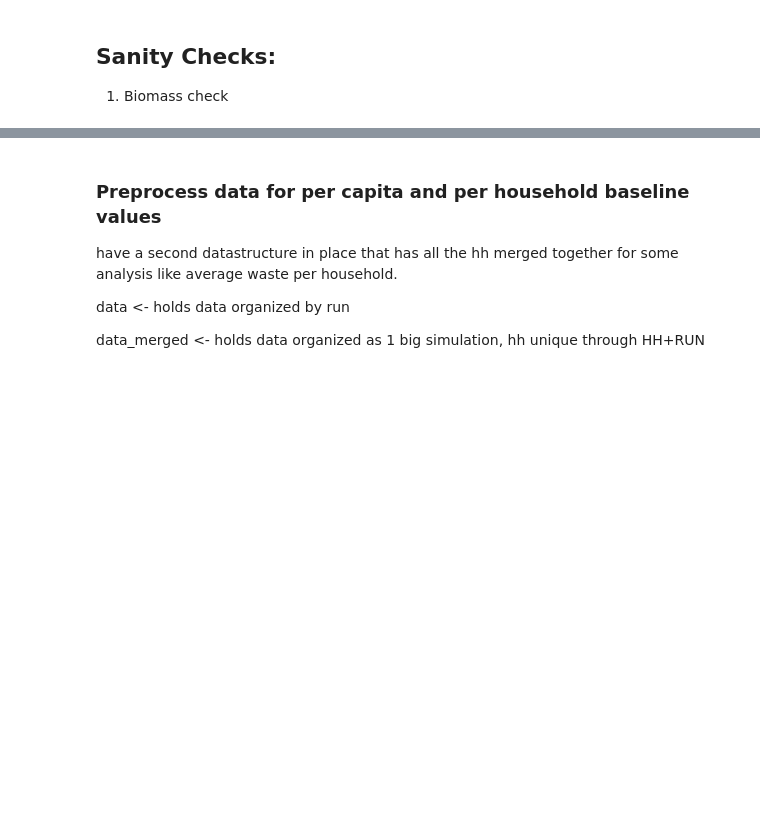
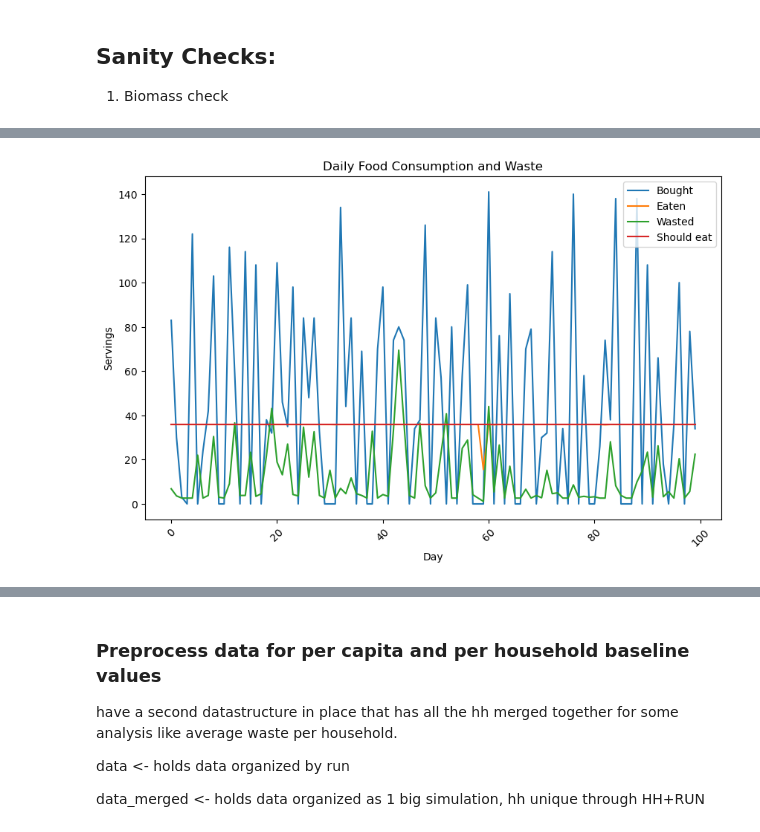
Before and after one commit to xHelenx/ifwaste, a Jupyter notebook: analysis/data_analysis.ipynb, the cells around one changed output, grey strips where cells are left out. Drawn from its saved outputs; the diff is of its cells as text; code cells hidden in the pictures; blank space fills up the shorter version.

```diff
--- a/analysis/data_analysis.ipynb
+++ b/analysis/data_analysis.ipynb
@@ -157,0 +187,4 @@ EXPERIMENT_KEYS = data.keys()
+# %%
+
+DAYS = int(data["log_sim_config"]["total_days"].max().compute())
+DAYS
@@ -160,0 +201,16 @@ EXPERIMENT_KEYS = data.keys()
+# %%
+wasted_df = data["log_wasted"][(data["log_wasted"]["id"] == CURR_EXP)]
+
+# Group by 'day' and 'reason', then sum the 'servings'
+wasted_df = wasted_df.groupby(['day', 'reason'])['servings'].sum().reset_index().compute()
+
+# Pivot the table to create a column for each reason, with the sum of servings as values
+wasted_df = wasted_df.pivot_table(index='day', columns='reason', values='servings', aggfunc='sum', fill_value=0)
+
+# Reset column names
+wasted_df.columns = [f"wasted_{col}" for col in wasted_df.columns]
+
+# Reset index to have 'day' as a column
+wasted_df = wasted_df.reset_index()
+
+wasted_df.head()
@@ -160,0 +254,69 @@ EXPERIMENT_KEYS = data.keys()
+# %%
+import pandas as pd
+import matplotlib.pyplot as plt
+import dask.dataframe as dd
+
+def calculate_daily_quantities_matrix(data):
+    """
+    Calculates bought, eaten, wasted, and left quantities for each day
+    using matrix operations (groupby and aggregation) with dask.
+
+    Args:
+        data: A dictionary containing dask DataFrames for 'log_bought' and 'log_eaten'.
+
+    Returns:
+        A dask DataFrame with columns for 'day', 'bought', 'eaten', 'wasted', and 'left'.
+    """
+
+    # Extract dask DataFrames from the dictionary
+    log_bought = data["log_bought"][(data["log_bought"]["id"] == CURR_EXP)] #data['log_bought']
+    log_eaten = data["log_eaten"][(data["log_eaten"]["id"] == CURR_EXP)] #data['log_eaten']
+
+    # Calculate bought
+    bought_df = log_bought.groupby('day')['servings'].sum().compute()
+    bought_df = bought_df.reset_index()
+    bought_df.columns = ['day', 'bought']
+
+    # Calculate eaten
+    eaten_df = log_eaten.groupby('day')['servings'].sum().compute()
+    eaten_df = eaten_df.reset_index()
+    eaten_df.columns = ['day', 'eaten']
+
+    # Merge bought and eaten DataFrames
+    results_df = pd.merge(bought_df, eaten_df, on='day', how='outer')
+    results_df = results_df.fillna(0)  # Fill missing values with 0
+
+    # Assuming 'log_wasted' and 'log_still_have' are also in the dictionary
+    if 'log_wasted' in data:
+        #log_wasted = data['log_wasted']
+        log_wasted = data["log_wasted"][(data["log_wasted"]["id"] == CURR_EXP)]
+        wasted_df = log_wasted.groupby('day')['servings'].sum().compute()
+        wasted_df = wasted_df.reset_index()
+        wasted_df.columns = ['day', 'wasted']
+        results_df = pd.merge(results_df, wasted_df, on='day', how='left')
+
+    results_df = results_df.fillna(0)
+
+    return results_df
+
+
+results_df = calculate_daily_quantities_matrix(data)
+#what all houes of  should eat in days
+log_config  =data["log_hh_config"][(data["log_hh_config"]["id"] == CURR_EXP)]
+should_eat = log_config["required_servings"].compute()
+should_eat = DAYS * [float(should_eat)]
+
+# Plotting
+plt.figure(figsize=(10, 6))
+plt.plot(results_df["day"], results_df["bought"], label="Bought")
+plt.plot(results_df["day"], results_df["eaten"], label="Eaten")
+plt.plot(results_df["day"], results_df["wasted"], label="Wasted")
+plt.plot(range(0,DAYS),should_eat, label="Should eat")
+plt.xlabel("Day")
+plt.ylabel("Servings")
+plt.title("Daily Food Consumption and Waste")
+plt.legend()
+plt.xticks(rotation=45)
+plt.show()
+# %% [output]
+[figure, added]
```
Also changed, not shown: parts of 51 cells of this notebook, 6 other files.
